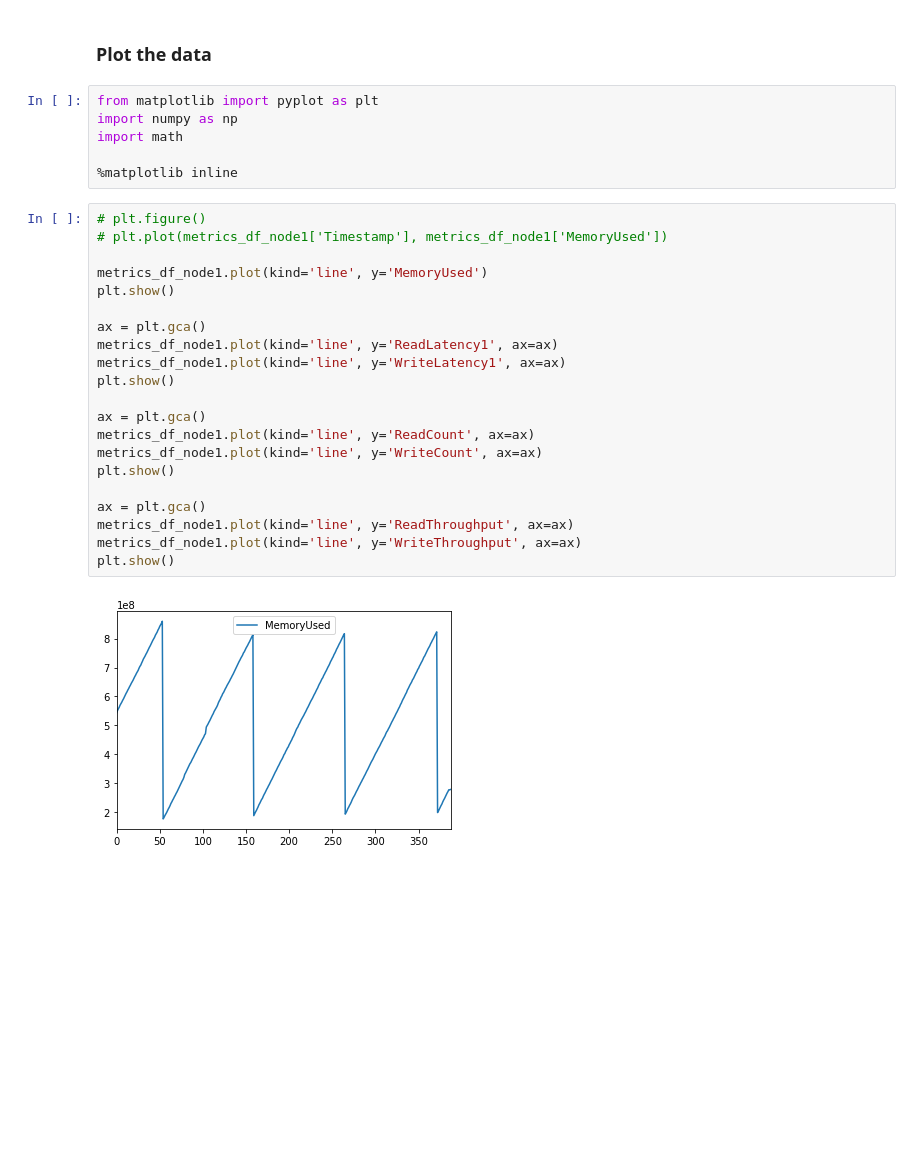
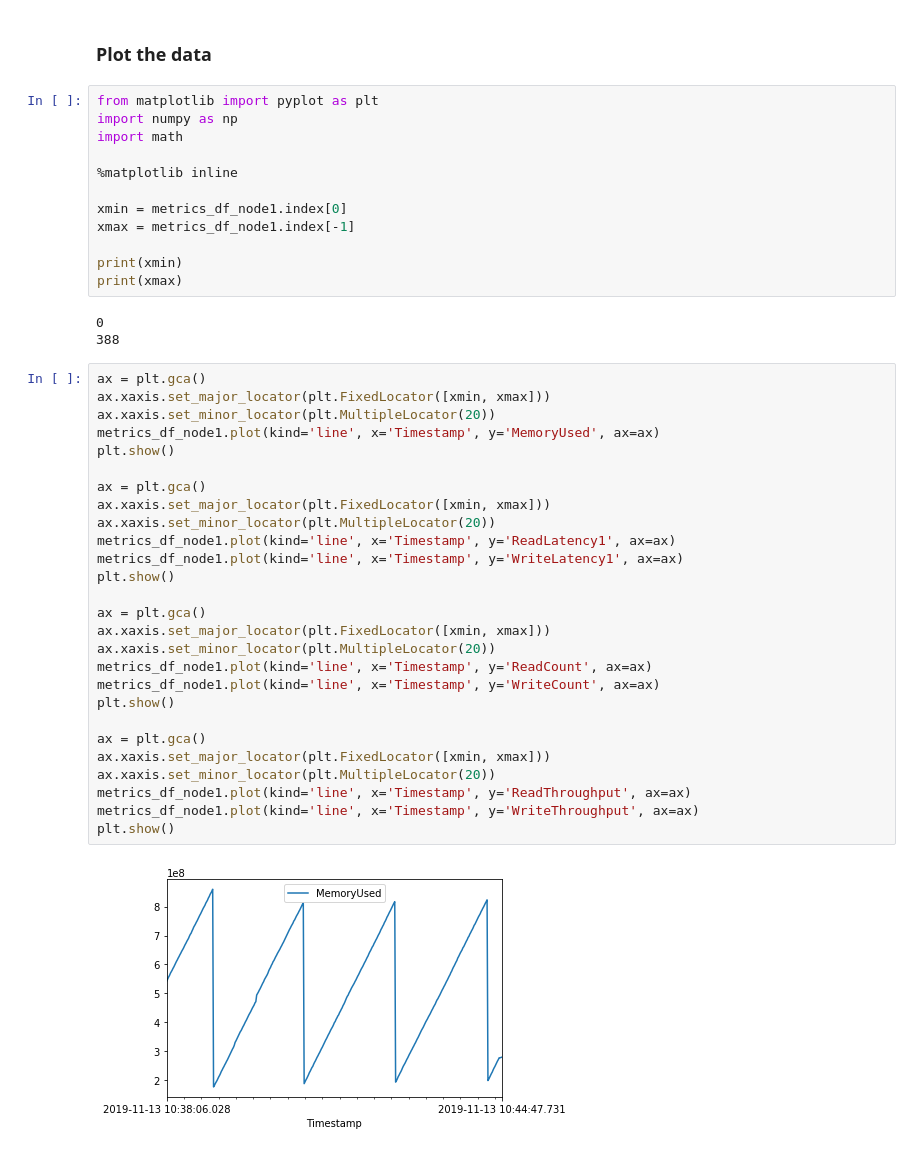
Before and after one commit to hannesrabo/cassandra-strict-slo, a Jupyter notebook: data-analysis/metrics-exploration.ipynb, the cells around one changed output. Saved outputs shown, nothing was run; the diff lists cells and outputs as text; blank space fills up the shorter version.

Commit message:
Use timestamps for plot

```diff
--- a/data-analysis/metrics-exploration.ipynb
+++ b/data-analysis/metrics-exploration.ipynb
@@ -86,26 +86,41 @@ import numpy as np
 import math
 
 %matplotlib inline
+
+xmin = metrics_df_node1.index[0]
+xmax = metrics_df_node1.index[-1]
+
+print(xmin)
+print(xmax)
+# %% [output]
+0
+388
 # %%
-# plt.figure()
-# plt.plot(metrics_df_node1['Timestamp'], metrics_df_node1['MemoryUsed'])
-
-metrics_df_node1.plot(kind='line', y='MemoryUsed')
+ax = plt.gca()
+ax.xaxis.set_major_locator(plt.FixedLocator([xmin, xmax]))
+ax.xaxis.set_minor_locator(plt.MultipleLocator(20))
+metrics_df_node1.plot(kind='line', x='Timestamp', y='MemoryUsed', ax=ax)
 plt.show()
 
 ax = plt.gca()
-metrics_df_node1.plot(kind='line', y='ReadLatency1', ax=ax)
-metrics_df_node1.plot(kind='line', y='WriteLatency1', ax=ax)
+ax.xaxis.set_major_locator(plt.FixedLocator([xmin, xmax]))
+ax.xaxis.set_minor_locator(plt.MultipleLocator(20))
+metrics_df_node1.plot(kind='line', x='Timestamp', y='ReadLatency1', ax=ax)
+metrics_df_node1.plot(kind='line', x='Timestamp', y='WriteLatency1', ax=ax)
 plt.show()
 
 ax = plt.gca()
-metrics_df_node1.plot(kind='line', y='ReadCount', ax=ax)
-metrics_df_node1.plot(kind='line', y='WriteCount', ax=ax)
+ax.xaxis.set_major_locator(plt.FixedLocator([xmin, xmax]))
+ax.xaxis.set_minor_locator(plt.MultipleLocator(20))
+metrics_df_node1.plot(kind='line', x='Timestamp', y='ReadCount', ax=ax)
+metrics_df_node1.plot(kind='line', x='Timestamp', y='WriteCount', ax=ax)
 plt.show()
 
 ax = plt.gca()
-metrics_df_node1.plot(kind='line', y='ReadThroughput', ax=ax)
-metrics_df_node1.plot(kind='line', y='WriteThroughput', ax=ax)
+ax.xaxis.set_major_locator(plt.FixedLocator([xmin, xmax]))
+ax.xaxis.set_minor_locator(plt.MultipleLocator(20))
+metrics_df_node1.plot(kind='line', x='Timestamp', y='ReadThroughput', ax=ax)
+metrics_df_node1.plot(kind='line', x='Timestamp', y='WriteThroughput', ax=ax)
 plt.show()
 # %% [output]
-[figure, old version]
+[figure, new version]
```
Also changed, not shown: parts of 1 cell of this notebook.
